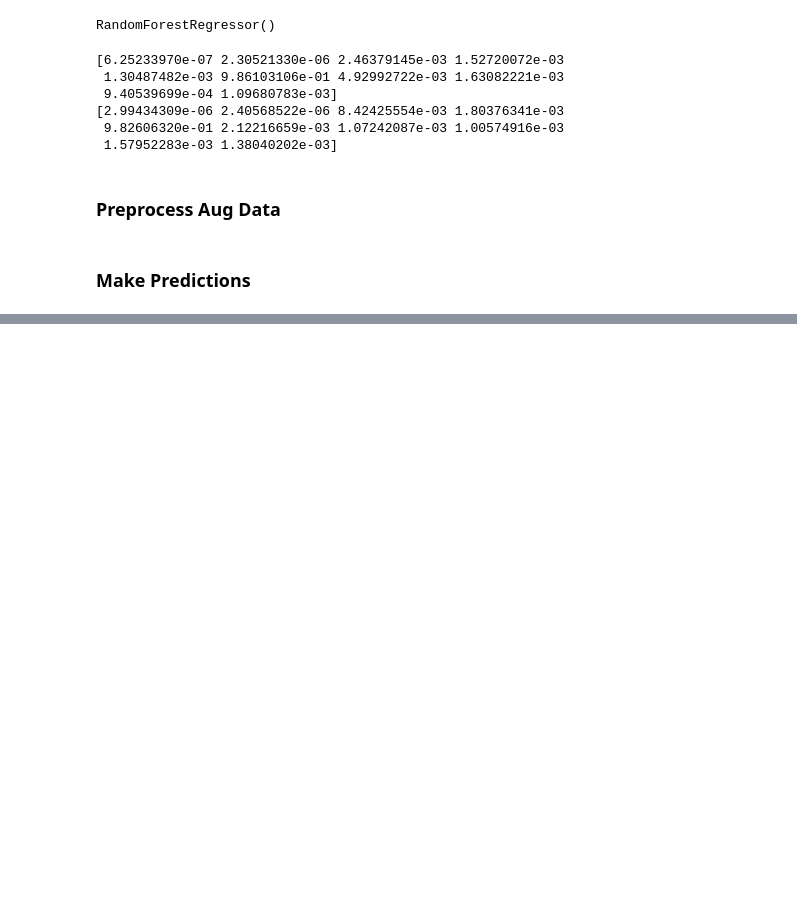
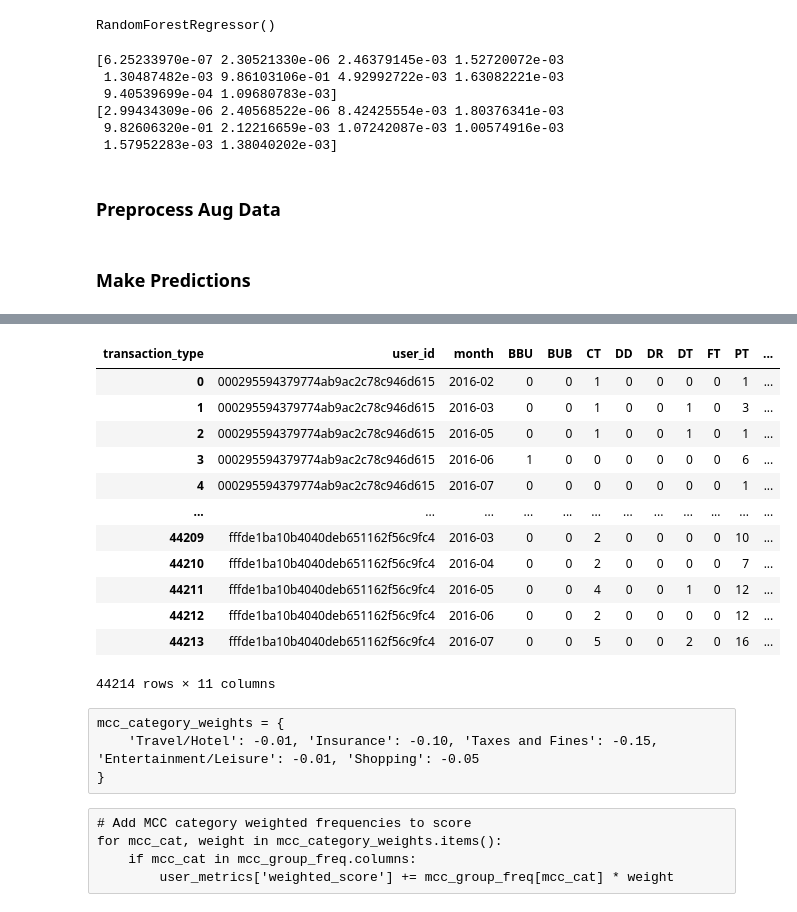
Before and after one commit to adrianacupp/Financial-Behavior-Prediction, a Jupyter notebook: fbp_cuppuleri.ipynb, the cells around one changed output, grey strips where cells are left out. Drawn from its saved outputs; the diff is of its cells as text; code cells hidden in the pictures; blank space fills up the shorter version.

```diff
--- a/fbp_cuppuleri.ipynb
+++ b/fbp_cuppuleri.ipynb
@@ -1355,0 +1407,19 @@ print(f"RMSE: {expense_rmse}")
+# %%
+# Calculate transaction type frequencies
+transaction_type_freq = df.groupby(['user_id', 'month', 'transaction_type']).size().unstack(fill_value=0).reset_index()
+# %%
+transaction_type_freq
+# %% [output]
+| transaction_type | user_id | month | BBU | BUB | CT | DD | DR | DT | FT | PT | ... |
+| 0 | 000295594379774ab9ac2c78c946d615 | 2016-02 | 0 | 0 | 1 | 0 | 0 | 0 | 0 | 1 | ... |
+| 1 | 000295594379774ab9ac2c78c946d615 | 2016-03 | 0 | 0 | 1 | 0 | 0 | 1 | 0 | 3 | ... |
+| 2 | 000295594379774ab9ac2c78c946d615 | 2016-05 | 0 | 0 | 1 | 0 | 0 | 1 | 0 | 1 | ... |
+| 3 | 000295594379774ab9ac2c78c946d615 | 2016-06 | 1 | 0 | 0 | 0 | 0 | 0 | 0 | 6 | ... |
+| 4 | 000295594379774ab9ac2c78c946d615 | 2016-07 | 0 | 0 | 0 | 0 | 0 | 0 | 0 | 1 | ... |
+| ... | ... | ... | ... | ... | ... | ... | ... | ... | ... | ... | ... |
+| 44209 | fffde1ba10b4040deb651162f56c9fc4 | 2016-03 | 0 | 0 | 2 | 0 | 0 | 0 | 0 | 10 | ... |
+| 44210 | fffde1ba10b4040deb651162f56c9fc4 | 2016-04 | 0 | 0 | 2 | 0 | 0 | 0 | 0 | 7 | ... |
+| 44211 | fffde1ba10b4040deb651162f56c9fc4 | 2016-05 | 0 | 0 | 4 | 0 | 0 | 1 | 0 | 12 | ... |
+| 44212 | fffde1ba10b4040deb651162f56c9fc4 | 2016-06 | 0 | 0 | 2 | 0 | 0 | 0 | 0 | 12 | ... |
+| 44213 | fffde1ba10b4040deb651162f56c9fc4 | 2016-07 | 0 | 0 | 5 | 0 | 0 | 2 | 0 | 16 | ... |
+44214 rows × 11 columns
@@ -1355,0 +1444,4 @@ print(f"RMSE: {expense_rmse}")
+# %% [raw]
+mcc_category_weights = {
+    'Travel/Hotel': -0.01, 'Insurance': -0.10, 'Taxes and Fines': -0.15, 'Entertainment/Leisure': -0.01, 'Shopping': -0.05
+}
@@ -1355,0 +1461,5 @@ print(f"RMSE: {expense_rmse}")
+# %% [raw]
+# Add MCC category weighted frequencies to score
+for mcc_cat, weight in mcc_category_weights.items():
+    if mcc_cat in mcc_group_freq.columns:
+        user_metrics['weighted_score'] += mcc_group_freq[mcc_cat] * weight
```
Also changed, not shown: parts of 28 cells of this notebook.
